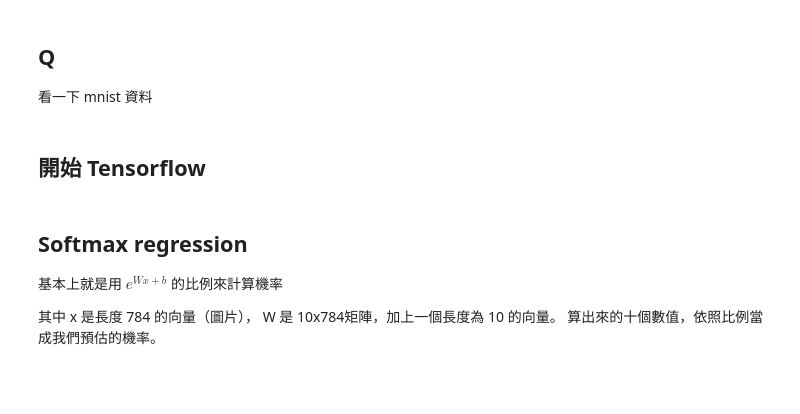
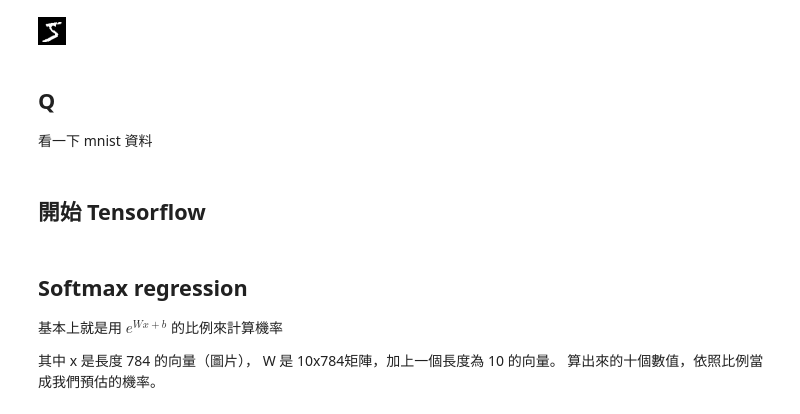
Before and after one commit to mangoicestar/tf-keras-tutorial, a Jupyter notebook: basic/02-From tf to MNIST.ipynb, the cells around one changed output. Drawn from its saved outputs; the diff is of its cells as text; code cells hidden in the pictures; blank space fills up the shorter version.

```diff
--- a/basic/02-From tf to MNIST.ipynb
+++ b/basic/02-From tf to MNIST.ipynb
@@ -31,0 +49,7 @@ print(train_y[:20])
+# %%
+tmp = train_X[:1]
+tmp = tmp.reshape(-1,28,28).reshape(28,-1)
+pd.DataFrame(tmp)
+# %%
+tmp2 = (tmp*255).clip(0,255).astype('uint8')
+pd.DataFrame(tmp2)
@@ -32,3 +75,7 @@ print(train_y[:20])
+# %%
+display(Image.fromarray(tmp2))
+# %% [output]
+[figure, added]
 # %% [markdown]
 ## Q
 看一下 mnist 資料
```
Also changed, not shown: parts of 7 cells of this notebook, 12 other files.
